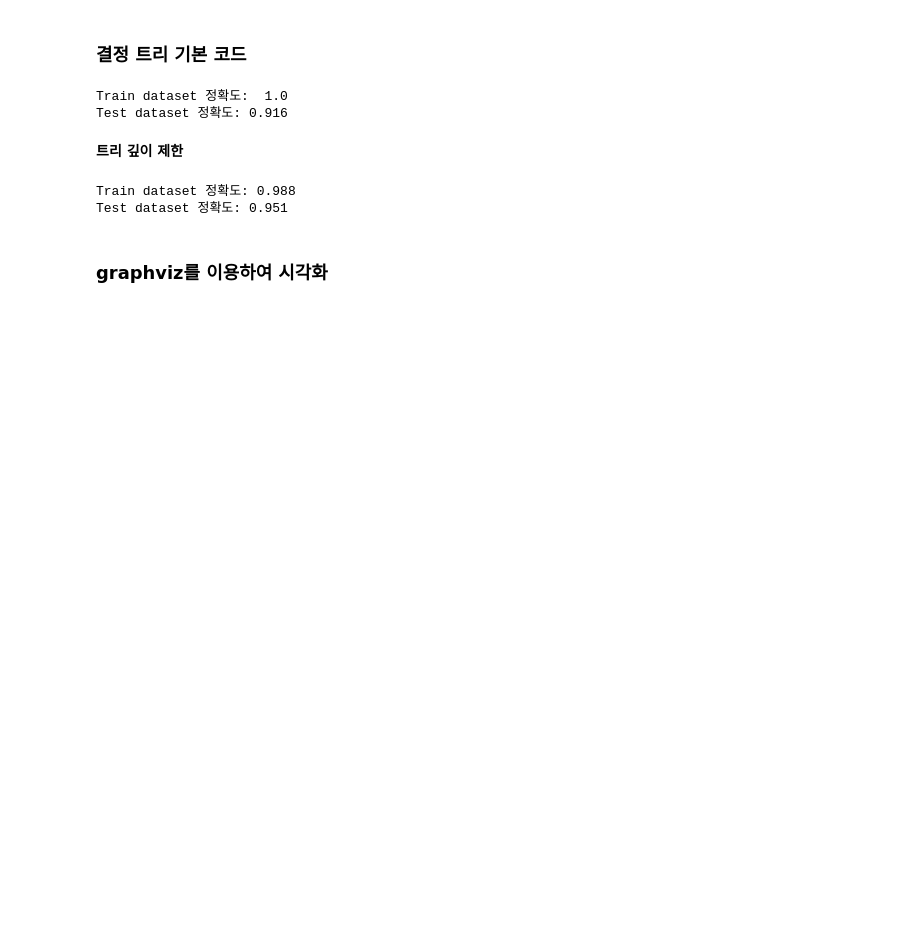
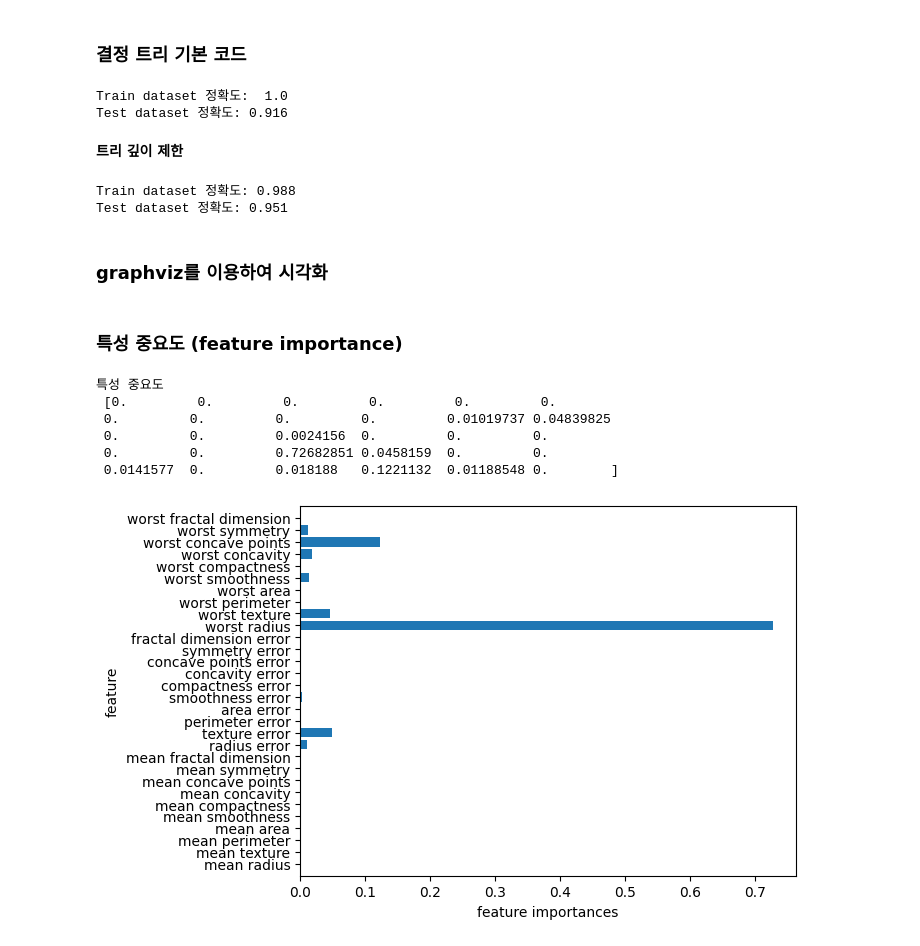
Before and after one commit to minglet/ML_study, a Jupyter notebook: ml_with_python/decision_tree.ipynb, the cells around one changed output. Drawn from its saved outputs; the diff is of its cells as text; code cells hidden in the pictures; blank space fills up the shorter version.

```diff
--- a/ml_with_python/decision_tree.ipynb
+++ b/ml_with_python/decision_tree.ipynb
@@ -30,3 +30,30 @@ Train dataset 정확도: 0.988
 Test dataset 정확도: 0.951
 # %% [markdown]
 ### graphviz를 이용하여 시각화
+# %% [markdown]
+### 특성 중요도 (feature importance)
+# %%
+print("특성 중요도 \n", dt_limit.feature_importances_)
+# %% [output]
+특성 중요도
+ [0.         0.         0.         0.         0.         0.
+ 0.         0.         0.         0.         0.01019737 0.04839825
+ 0.         0.         0.0024156  0.         0.         0.
+ 0.         0.         0.72682851 0.0458159  0.         0.
+ 0.0141577  0.         0.018188   0.1221132  0.01188548 0.        ]
+# %%
+# feature importance 시각화하기
+import matplotlib.pyplot as plt
+import numpy as np
+
+def plot_feature_importances_cancer(model):
+    n_features = cancer.data.shape[1]
+    plt.barh(np.arange(n_features), model.feature_importances_, align='center')
+    plt.yticks(np.arange(n_features), cancer.feature_names)
+    plt.xlabel("feature importances")
+    plt.ylabel("feature")
+    plt.ylim(-1, n_features)
+
+plot_feature_importances_cancer(dt_limit)
+# %% [output]
+[figure, added]
```
Also changed, not shown: parts of 5 cells of this notebook.
